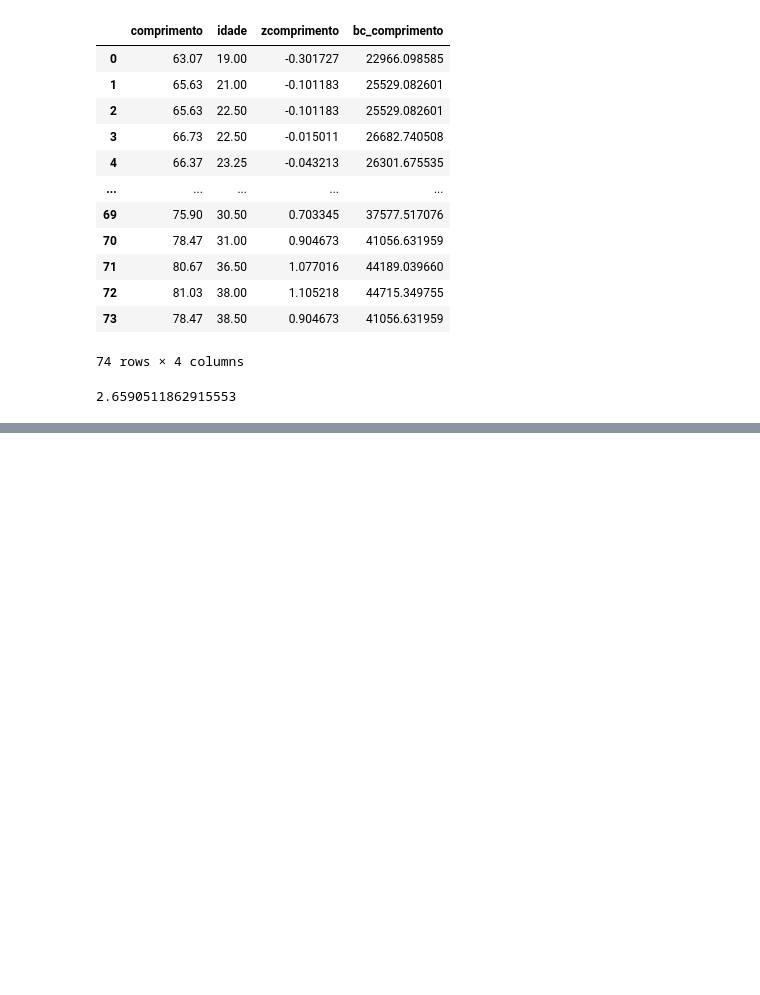
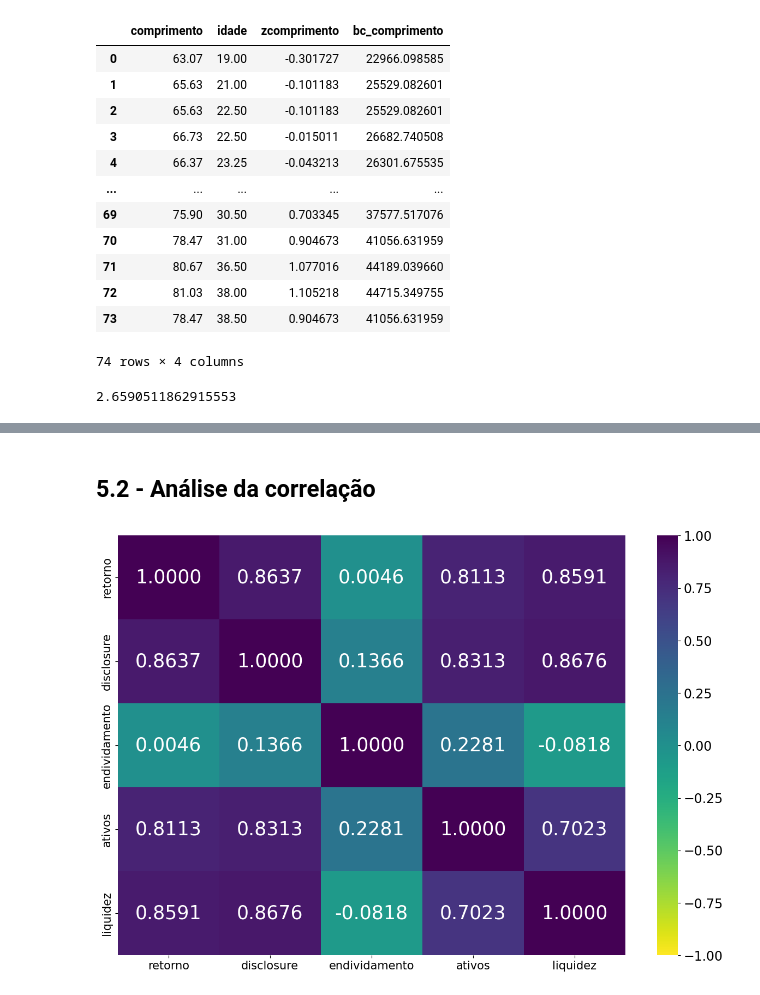
Before and after one commit to IlIIIIIIIIIlI/Jupyter-Notebooks, a Jupyter notebook: MBA USP/Machine Learning/Supervised Machine Learning/Supervised Machine Learning.ipynb, the cells around one changed output, grey strips where cells are left out. Drawn from its saved outputs; the diff is of its cells as text; code cells hidden in the pictures; blank space fills up the shorter version.

```diff
--- a/MBA USP/Machine Learning/Supervised Machine Learning/Supervised Machine Learning.ipynb
+++ b/MBA USP/Machine Learning/Supervised Machine Learning/Supervised Machine Learning.ipynb
@@ -1894,0 +2161,3 @@ del df_bebes['bc_comprimento2']
+# %%
+df_empresas = pd.read_csv('empresas.csv', delimiter=',')
+df_empresas[0:5]
@@ -1894,0 +2201,20 @@ del df_bebes['bc_comprimento2']
+# %% [markdown]
+## 5.2 - Análise da correlação
+# %%
+# In[5.1]: Matriz de correlações
+
+correlation_matrix = df_empresas.iloc[:,1:6].corr()
+correlation_matrix
+
+# Mapa de calor com as correlações entre todas as variáveis quantitativas
+plt.figure(figsize=(15, 10))
+heatmap = sns.heatmap(correlation_matrix, annot=True, fmt=".4f",
+                      cmap=plt.cm.viridis_r,
+                      annot_kws={'size': 25}, vmin=-1, vmax=1)
+heatmap.set_xticklabels(heatmap.get_xticklabels(), fontsize=15)
+heatmap.set_yticklabels(heatmap.get_yticklabels(), fontsize=15)
+cbar = heatmap.collections[0].colorbar
+cbar.ax.tick_params(labelsize=17)
+plt.show()
+# %% [output]
+[figure, added]
```
Also changed, not shown: parts of 61 cells of this notebook, 1 other file.
